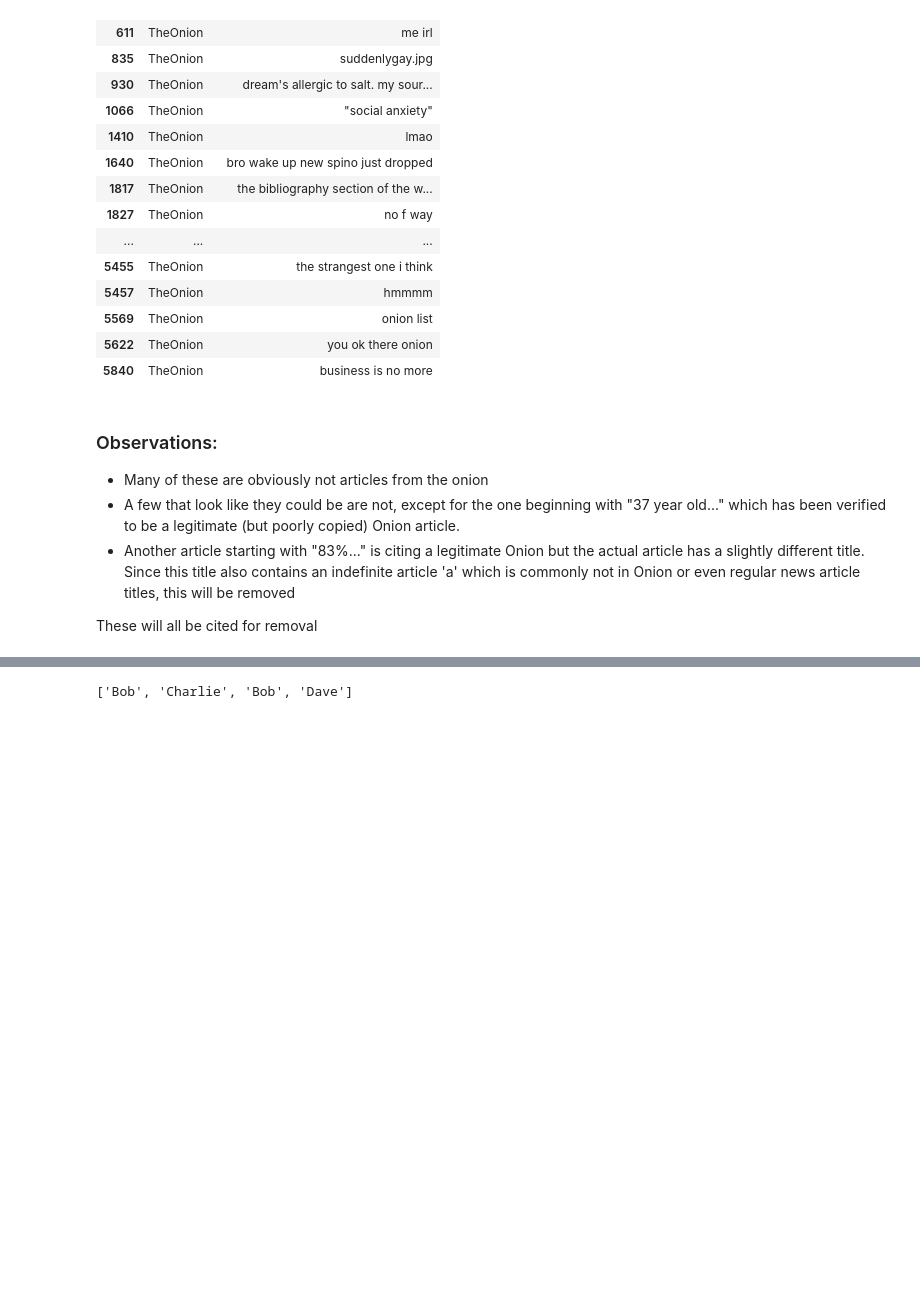
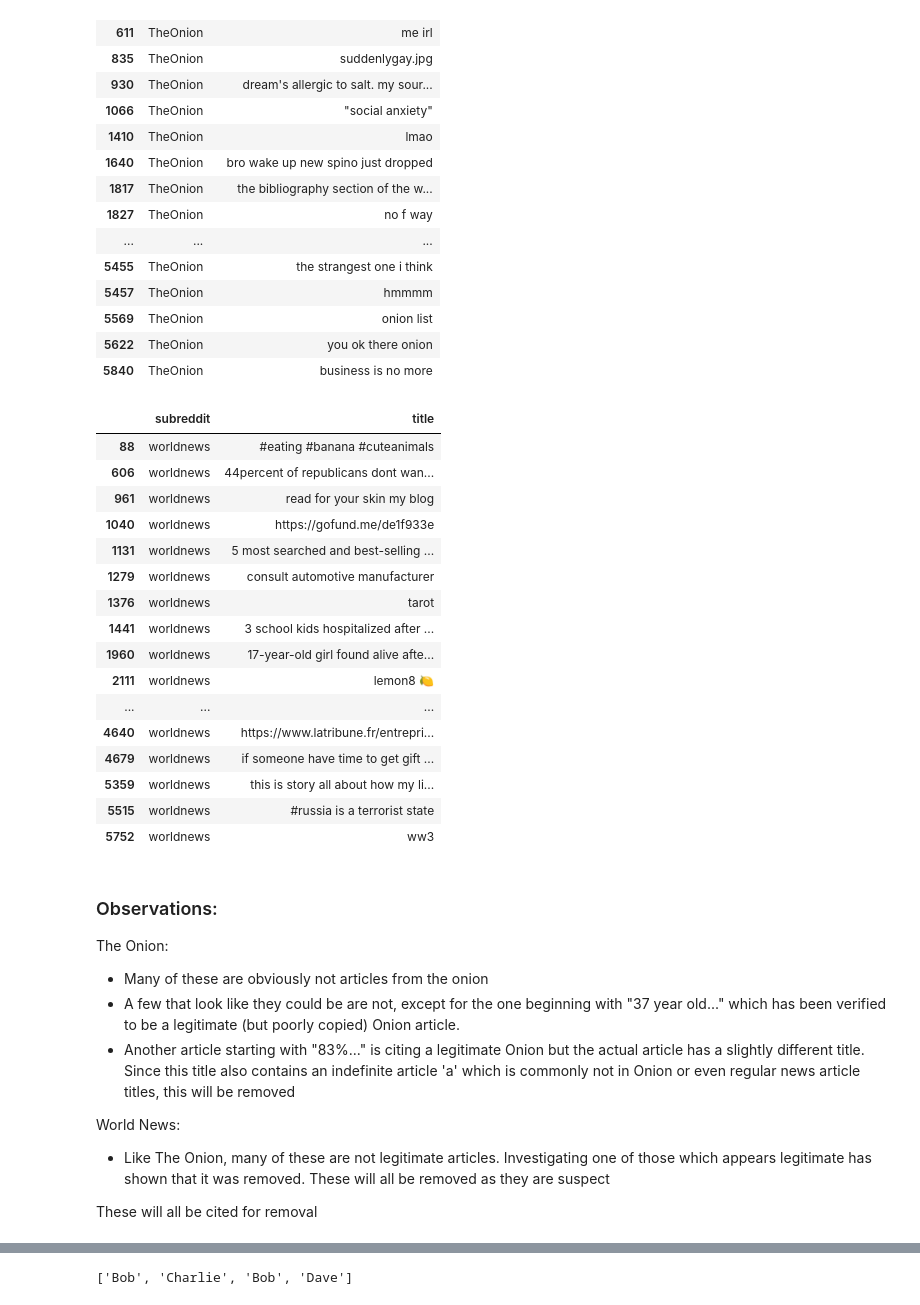
Before and after one commit to drossDS/Humor_Identification_with_NLP, a Jupyter notebook: code/2-Data_Cleaning.ipynb, the cells around one changed output, grey strips where cells are left out. Cells and saved outputs as stored; diff of their text form; code cells hidden in the pictures; blank space fills up the shorter version.

```diff
--- a/code/2-Data_Cleaning.ipynb
+++ b/code/2-Data_Cleaning.ipynb
@@ -420,12 +444,38 @@ onion[onion['title'].str.islower() == True]
 | 5569 | TheOnion | onion list |
 | 5622 | TheOnion | you ok there onion |
 | 5840 | TheOnion | business is no more |
+# %%
+# Perform the same filtering for World News
+wldnws[wldnws['title'].str.islower() == True]
+# %% [output]
+|  | subreddit | title |
+| 88 | worldnews | #eating #banana #cuteanimals |
+| 606 | worldnews | 44percent of republicans dont wan... |
+| 961 | worldnews | read for your skin my blog |
+| 1040 | worldnews | https://gofund.me/de1f933e |
+| 1131 | worldnews | 5 most searched and best-selling ... |
+| 1279 | worldnews | consult automotive manufacturer |
+| 1376 | worldnews | tarot |
+| 1441 | worldnews | 3 school kids hospitalized after ... |
+| 1960 | worldnews | 17-year-old girl found alive afte... |
+| 2111 | worldnews | lemon8 🍋 |
+| ... | ... | ... |
+| 4640 | worldnews | https://www.latribune.fr/entrepri... |
+| 4679 | worldnews | if someone have time to get gift ... |
+| 5359 | worldnews | this is story all about how my li... |
+| 5515 | worldnews | #russia is a terrorist state |
+| 5752 | worldnews | ww3 |
 # %% [markdown]
 ### Observations:
+
+The Onion:
 * Many of these are obviously not articles from the onion
 * A few that look like they could be are not, except for the one beginning with "37 year old..." which has been verified to be a legitimate (but poorly copied) Onion article.
 * Another article starting with "83%..." is citing a legitimate Onion but the actual article has a slightly different title.  Since this title also contains an indefinite article 'a' which is commonly not in Onion or even regular news article titles, this will be removed
 
+World News:
+* Like The Onion, many of these are not legitimate articles.  Investigating one of those which appears legitimate has shown that it was removed.  These will all be removed as they are suspect
+
 These will all be cited for removal
 # %%
 # Create a list of indices to be removed from the data:
```
Also changed, not shown: parts of 17 cells of this notebook.
